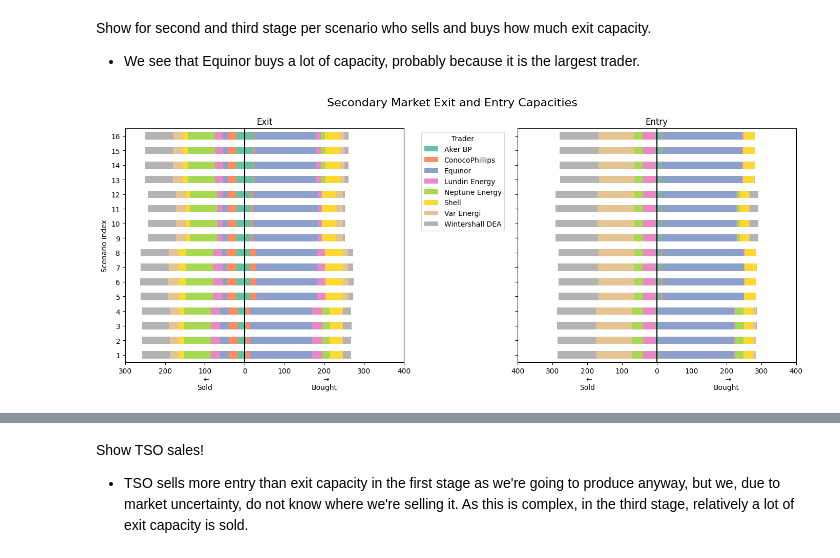
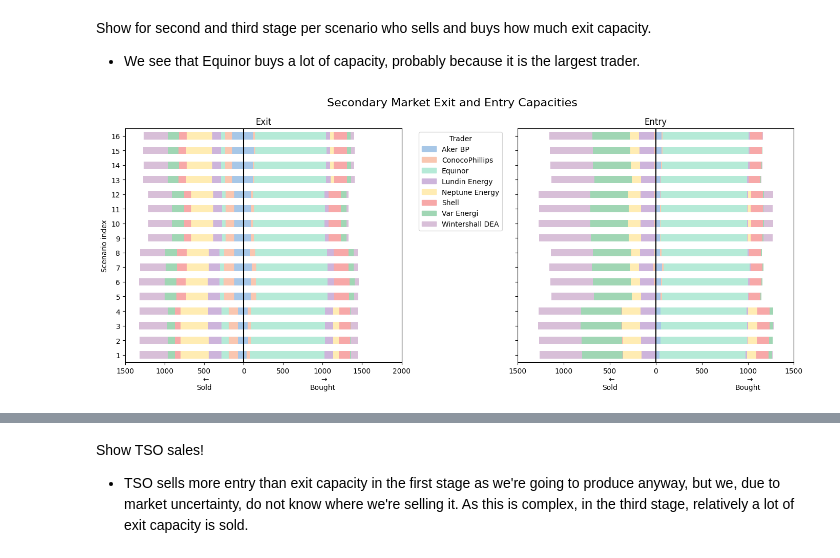
Before and after one commit to berendmarkhorst/secondary_gas_market, a Jupyter notebook: analysis.ipynb, the cells around one changed output, grey strips where cells are left out. Saved outputs shown, nothing was run; the diff lists cells and outputs as text; code cells hidden in the pictures.

```diff
--- a/analysis.ipynb
+++ b/analysis.ipynb
@@ -142,6 +146,8 @@ def read_data(input_file):
 
         df["Weighted value"] = df["Value"] * df["Probability"]
 
+        df["Time block"] = (df["Scenario node"] - 1)% 4 + 1
+
         if "Trader" in df.columns:
             df["Trader"] = df["Trader"].map(traders_dict)
 
@@ -186,6 +192,20 @@ plt.title("Primary market trading");
 Show for second and third stage per scenario who sells and buys how much exit capacity.
 - We see that Equinor buys a lot of capacity, probably because it is the largest trader.
 # %%
+colors = ["#A7C7E7", "#F9C6B0", "#B5EAD7", "#CDB4DB", "#FFECB3",
+  "#F7A8A8", "#A0D6B4", "#D8BFD8", "#D8BFD8"]
+
+markets = ["Zeebrugge", "Poland", "Emden", "Dornum", "Dunkerque", "Teesside", "Easington", "St.fergus"]
+
+# Extract unique traders
+traders = sorted(solution["x_plus"]["Trader"].unique())
+
+# Define a color mapping for traders
+colors_dict = {trader: color for trader, color in zip(traders, colors)}
+
+# Map colors based on trader names (ignoring "Bought" or "Sold")
+bar_colors = [colors_dict[trader] for trader in traders]
+
 def secondary_market(key, name):
     df = solution[key].copy()
 
@@ -201,17 +221,17 @@ def secondary_market(key, name):
 
     # Get the values for the second stage
     df_stage2 = df[df["Stage"] == 2]
-    df_stage2 = df_stage2.groupby(["Scenario index", "Trader"]).sum()[["Weighted value"]]
+    df_stage2 = df_stage2.groupby(["Scenario index", "Trader"]).sum()[["Value"]]
 
     # Get the values for the third stage
     df_stage3 = df[df["Stage"] == 3]
-    df_stage3 = df_stage3.groupby(["Scenario index", "Trader"]).sum()[["Weighted value"]]
+    df_stage3 = df_stage3.groupby(["Scenario index", "Trader"]).sum()[["Value"]]
 
     # Add a new column to identify which scenario from stage 2 belongs to stage 3.
     df_stage3["Group"] = [((idx[0] - 1) // 4 + 1, idx[1]) for idx in df_stage3.index]
 
     # Add the corresponding value from df_stage2
-    df_stage3[name] = df_stage3["Weighted value"] + df_stage3["Group"].map(df_stage2["Weighted value"])
+    df_stage3[name] = df_stage3["Value"] + df_stage3["Group"].map(df_stage2["Value"])
 
     return df_stage3[name].to_frame()
 
@@ -225,25 +245,18 @@ def plot_secondary_market(capacity_type, ax, show_legend=True):
     entry_bought = secondary_market(f"x_{key}", "Bought")
     entry_sold = secondary_market(f"y_{key}", "Sold") * -1
 
-    entry_sold_pivot = entry_sold.reset_index().set_index("Scenario index").pivot(columns=["Trader"], values="Sold")
-    entry_sold_pivot.sort_index(axis=1).plot(kind="barh", stacked=True, cmap="Set2", ax=ax)
+    result = pd.concat([entry_bought, entry_sold], axis = 1)
+    result = result[~(result.eq(0).all(axis=1))]
 
-    entry_bought_pivot = entry_bought.reset_index().set_index("Scenario index").pivot(columns=["Trader"], values="Bought")
-    entry_bought_pivot.sort_index(axis=1).plot(kind="barh", stacked=True, cmap="Set2", ax=ax)
-
-    # Get legend handles and labels
-    handles, labels = ax.get_legend_handles_labels()
-
-    # Remove duplicates
-    unique_labels = []
-    unique_handles = []
-    for h, l in zip(handles, labels):
-        if l not in unique_labels:
-            unique_labels.append(l)
-            unique_handles.append(h)
+    result_pivot = result.reset_index().set_index("Scenario index").pivot(columns=["Trader"], values=["Bought", "Sold"]).fillna(0)
+    result_pivot.sort_index(axis=1).plot(kind="barh", stacked=True, ax=ax, color=bar_colors)
 
     if show_legend:
-        ax.legend(unique_handles, unique_labels, title="Trader", bbox_to_anchor=(1.05, 1), loc="upper left")
+        # Create legend handles (one per trader)
+        legend_handles = [mpatches.Patch(color=colors_dict[trader], label=trader) for trader in traders]
+
+        # Add legend only once
+        ax.legend(handles=legend_handles, title="Trader", bbox_to_anchor=(1.05, 1), loc="upper left")
     else:
         ax.legend().set_visible(False)  # Hides the legend
 
@@ -258,34 +271,34 @@ def plot_secondary_market(capacity_type, ax, show_legend=True):
     # Add "Sold" and "Bought" once below the axis
     if any(tick < 0 for tick in xticks):
         negative_indices = [idx for idx, tick in enumerate(xticks) if tick <= 0]
         middle_idx = negative_indices[len(negative_indices) // 2]
         xtick_labels[middle_idx] += "\n " + r"$\leftarrow$" + "\n" + "Sold"
     if any(tick > 0 for tick in xticks):
         positive_indices = [idx for idx, tick in enumerate(xticks) if tick >= 0]
         middle_idx = positive_indices[len(positive_indices) // 2]
         xtick_labels[middle_idx] += "\n " + r"$\rightarrow$" + "\n" + "Bought"
 
     ax.set_xticks(xticks)
     ax.set_xticklabels(xtick_labels)
     ax.set_ylabel("Scenario index")
 
 # Create figure and subplots
 fig, axes = plt.subplots(1, 2, figsize=(14, 6), sharey=True)  # Two subplots side by side
 
 # Plot both scenarios (exit and entry) on different subplots
 plot_secondary_market("exit", axes[0], show_legend=True)  # First plot (exit)
 plot_secondary_market("entry", axes[1], show_legend=False)  # Second plot (entry), no legend
 
 # Add a global title for the whole figure
 fig.suptitle("Secondary Market Exit and Entry Capacities", fontsize=16)
 
 # Adjust layout to prevent overlap
 plt.tight_layout()
 
 # Show plot
 plt.show()
 # %% [output]
-[figure, old version]
+[figure, new version]
 # %% [markdown]
 Let's zoom in on the results for one specific scenario!
 - We see that equinor buys a lot of capacity.
```
Also changed, not shown: parts of 8 cells of this notebook, 3 other files.
